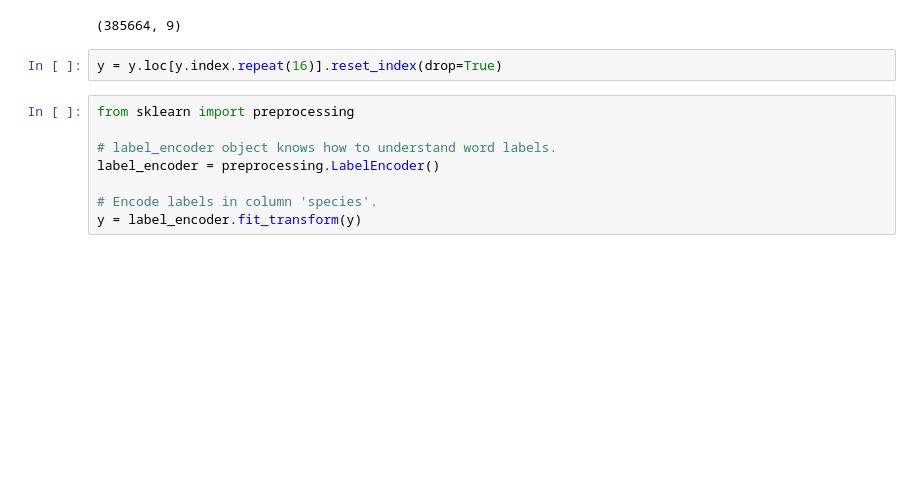
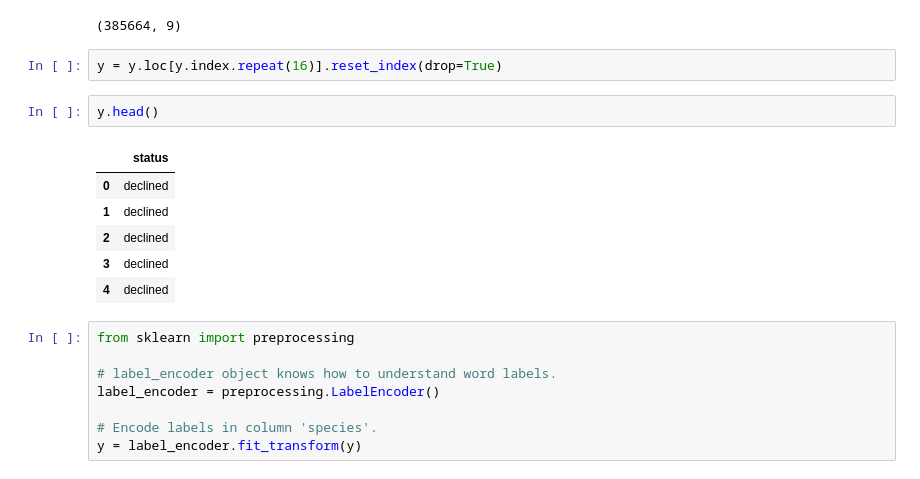
Before and after one commit to ghamy016/Keras_work, a Jupyter notebook: Capstone_Keras_Embeddings_Ghamy016.ipynb, the cells around one changed output. Saved outputs shown, nothing was run; the diff lists cells and outputs as text; blank space fills up the shorter version.

```diff
--- a/Capstone_Keras_Embeddings_Ghamy016.ipynb
+++ b/Capstone_Keras_Embeddings_Ghamy016.ipynb
@@ -116,6 +119,15 @@ X.shape
 (385664, 9)
 # %%
 y = y.loc[y.index.repeat(16)].reset_index(drop=True)
+# %%
+y.head()
+# %% [output]
+|  | status |
+| 0 | declined |
+| 1 | declined |
+| 2 | declined |
+| 3 | declined |
+| 4 | declined |
 # %%
 from sklearn import preprocessing
 
```
Also changed, not shown: parts of 26 cells of this notebook.
